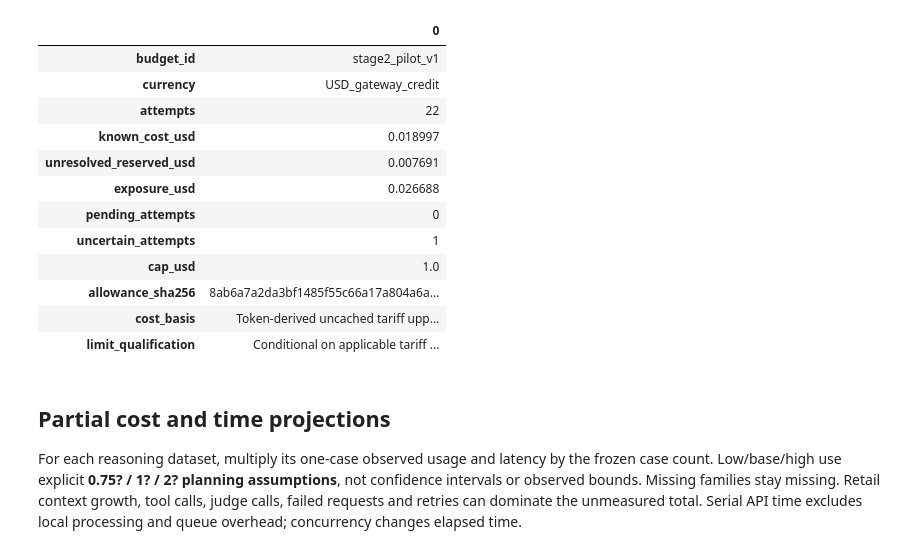
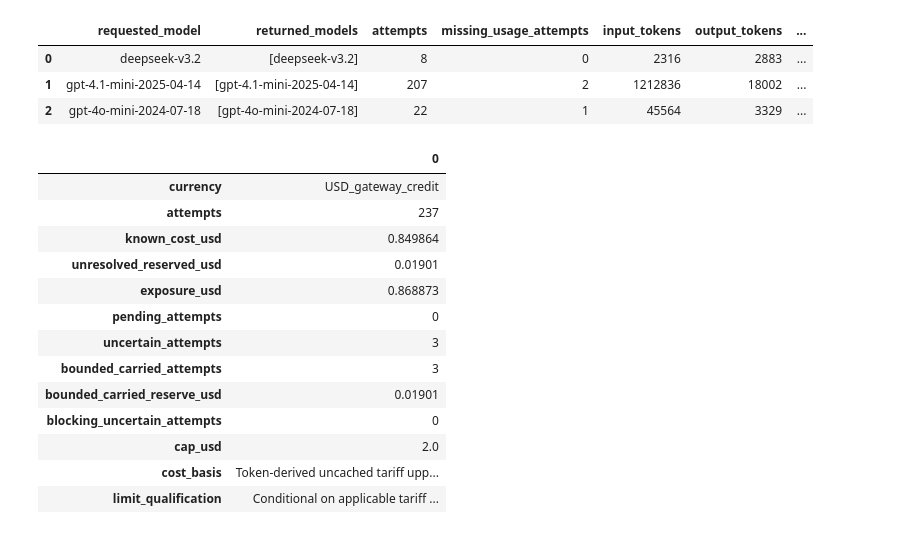
Before and after one commit to DnyChillTypin/llm-business-shocks-sim, a Jupyter notebook: notebooks/04_results_analysis.ipynb, the cells around one changed output. Saved outputs shown, nothing was run; the diff lists cells and outputs as text; code cells hidden in the pictures.

```diff
--- a/notebooks/04_results_analysis.ipynb
+++ b/notebooks/04_results_analysis.ipynb
@@ -48,0 +7,25 @@ A valid but incorrect answer is a completed scoring observation. It is not disca
+# %%
+import hashlib
+import json
+from pathlib import Path
+import pandas as pd
+import matplotlib.pyplot as plt
+ROOT = Path.cwd()
+if ROOT.name == 'notebooks': ROOT = ROOT.parent
+artifacts = ROOT / 'docs/results/stage2'
+read = lambda name: json.loads((artifacts / name).read_text(encoding='utf-8'))
+report = read('pilot_cost_report.json')
+budget = read('budget_summary.json')
+validations = read('native_pilot_validations.json')
+kaggle_checks = read('kaggle_pilot_validations.json')
+reviews = read('kaggle_quality_reviews.json')
+model_summary = read('model_usage_summary.json')
+assert sum(m['attempts'] for m in model_summary) == report['totals']['attempts'] == budget['attempts'] == 237
+assert len({r['task'] for r in validations if r['status'] == 'validated_complete'}) == 19
+assert sum(m['missing_usage_attempts'] for m in model_summary) == budget['uncertain_attempts'] == 3
+assert abs(sum(m['known_estimated_cost_usd'] for m in model_summary) - budget['known_cost_usd']) < 1e-9
+assert budget['pending_attempts'] == budget['blocking_uncertain_attempts'] == 0
+assert budget['bounded_carried_attempts'] == 3 and budget['exposure_usd'] < budget['cap_usd'] == 2
+for name, digest in read('artifact_manifest.json')['files'].items():
+    assert hashlib.sha256((artifacts / name).read_bytes().replace(b'\r\n', b'\n')).hexdigest() == digest, name
+print('Aggregate artifact hashes, counts, native coverage and project cost estimates reconcile.')
@@ -89,20 +112,22 @@ Limits depend on the published tariff and gateway honoring token ceilings. They
 # %%
+display(pd.DataFrame(model_summary))
 pd.DataFrame([budget]).T
 # %% [output]
-|  | 0 |
-| budget_id | stage2_pilot_v1 |
-| currency | USD_gateway_credit |
-| attempts | 22 |
-| known_cost_usd | 0.018997 |
-| unresolved_reserved_usd | 0.007691 |
-| exposure_usd | 0.026688 |
-| pending_attempts | 0 |
-| uncertain_attempts | 1 |
-| cap_usd | 1.0 |
-| allowance_sha256 | 8ab6a7a2da3bf1485f55c66a17a804a6a... |
-| cost_basis | Token-derived uncached tariff upp... |
-| limit_qualification | Conditional on applicable tariff ... |
+|  | requested_model | returned_models | attempts | missing_usage_attempts | input_tokens | output_tokens | ... |
+| 0 | deepseek-v3.2 | [deepseek-v3.2] | 8 | 0 | 2316 | 2883 | ... |
+| 1 | gpt-4.1-mini-2025-04-14 | [gpt-4.1-mini-2025-04-14] | 207 | 2 | 1212836 | 18002 | ... |
+| 2 | gpt-4o-mini-2024-07-18 | [gpt-4o-mini-2024-07-18] | 22 | 1 | 45564 | 3329 | ... |
+|  | 0 |
+| currency | USD_gateway_credit |
+| attempts | 237 |
+| known_cost_usd | 0.849864 |
+| unresolved_reserved_usd | 0.01901 |
+| exposure_usd | 0.868873 |
+| pending_attempts | 0 |
+| uncertain_attempts | 3 |
+| bounded_carried_attempts | 3 |
+| bounded_carried_reserve_usd | 0.01901 |
+| blocking_uncertain_attempts | 0 |
+| cap_usd | 2.0 |
+| cost_basis | Token-derived uncached tariff upp... |
+| limit_qualification | Conditional on applicable tariff ... |
-# %% [markdown]
-## Partial cost and time projections
-
-For each reasoning dataset, multiply its one-case observed usage and latency by the frozen case count. Low/base/high use explicit **0.75? / 1? / 2? planning assumptions**, not confidence intervals or observed bounds. Missing families stay missing. Retail context growth, tool calls, judge calls, failed requests and retries can dominate the unmeasured total. Serial API time excludes local processing and queue overhead; concurrency changes elapsed time.
```
Also changed, not shown: parts of 20 cells of this notebook, 47 other files.
